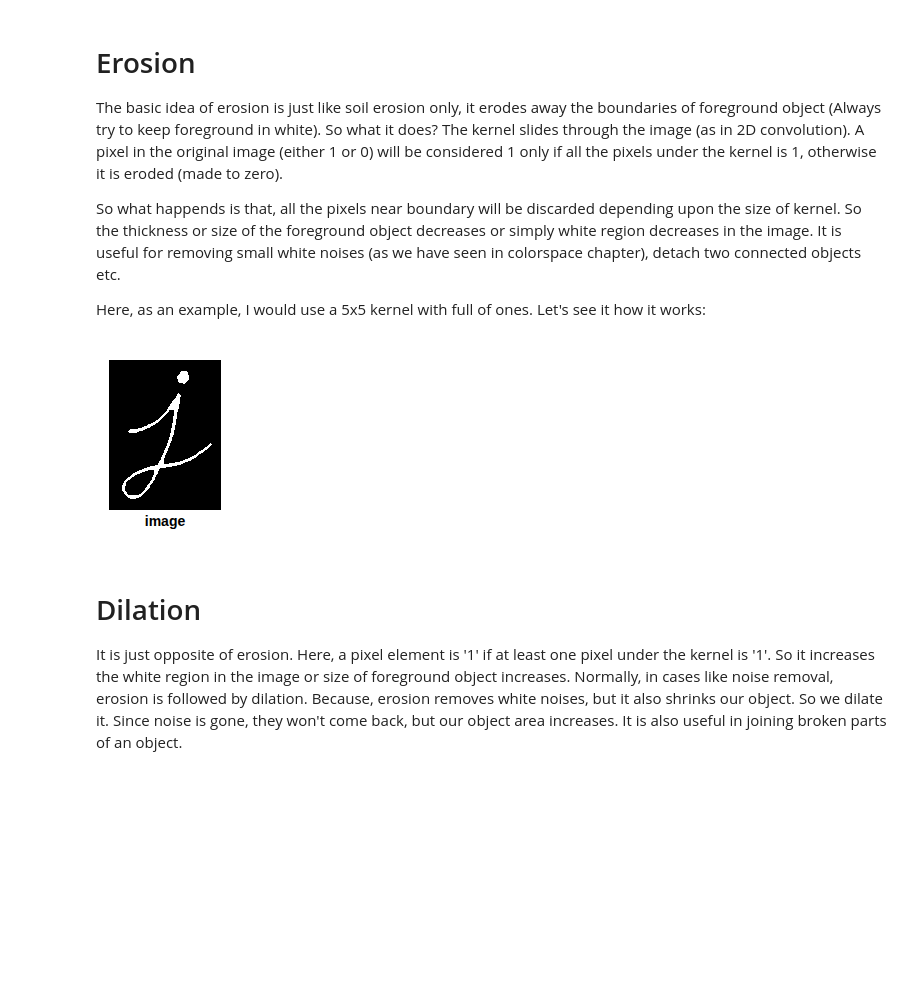
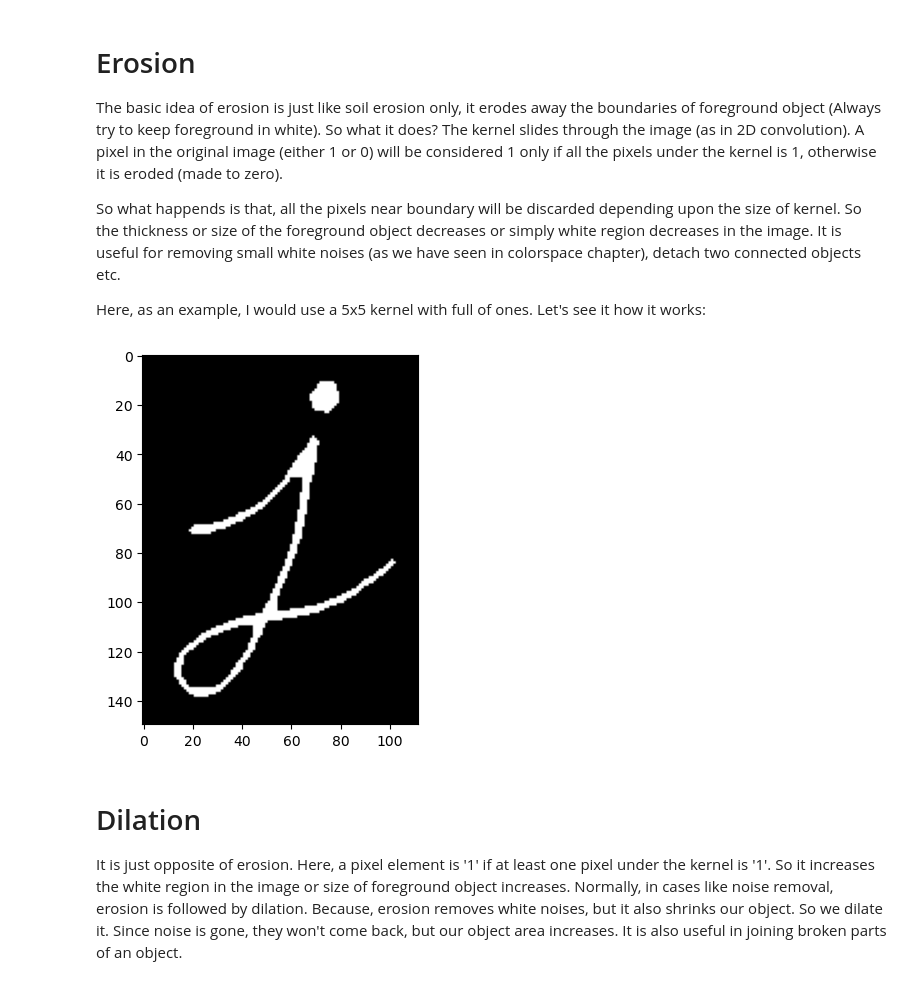
Before and after one commit to Orlandovpjunior/percepcaoComputacional, a Jupyter notebook: imagens/morfologia/morphologicalOperations.ipynb, the cells around one changed output. Drawn from its saved outputs; the diff is of its cells as text; code cells hidden in the pictures; blank space fills up the shorter version.

```diff
--- a/imagens/morfologia/morphologicalOperations.ipynb
+++ b/imagens/morfologia/morphologicalOperations.ipynb
@@ -16,13 +16,17 @@ Here, as an example, I would use a 5x5 kernel with full of ones. Let's see it ho
 # %%
 import cv2 as cv
 import numpy as np
+import matplotlib.pyplot as plt
 
-img = cv.imread('./j.png', cv.IMREAD_GRAYSCALE)
+img = cv.imread('./img/j.png', cv.IMREAD_GRAYSCALE)
 assert img is not None, "file could not be read, check with os.path.exists()"
 kernel = np.ones((5,5),np.uint8)
 erosion = cv.erode(img,kernel,iterations = 1)
-# %% [markdown]
-![image.png](attachment:image.png)
+# %%
+plt.imshow(erosion,cmap='gray')
+plt.show()
+# %% [output]
+[figure, added]
 # %% [markdown]
 # Dilation
 
```
Also changed, not shown: parts of 18 cells of this notebook, 6 other files.
